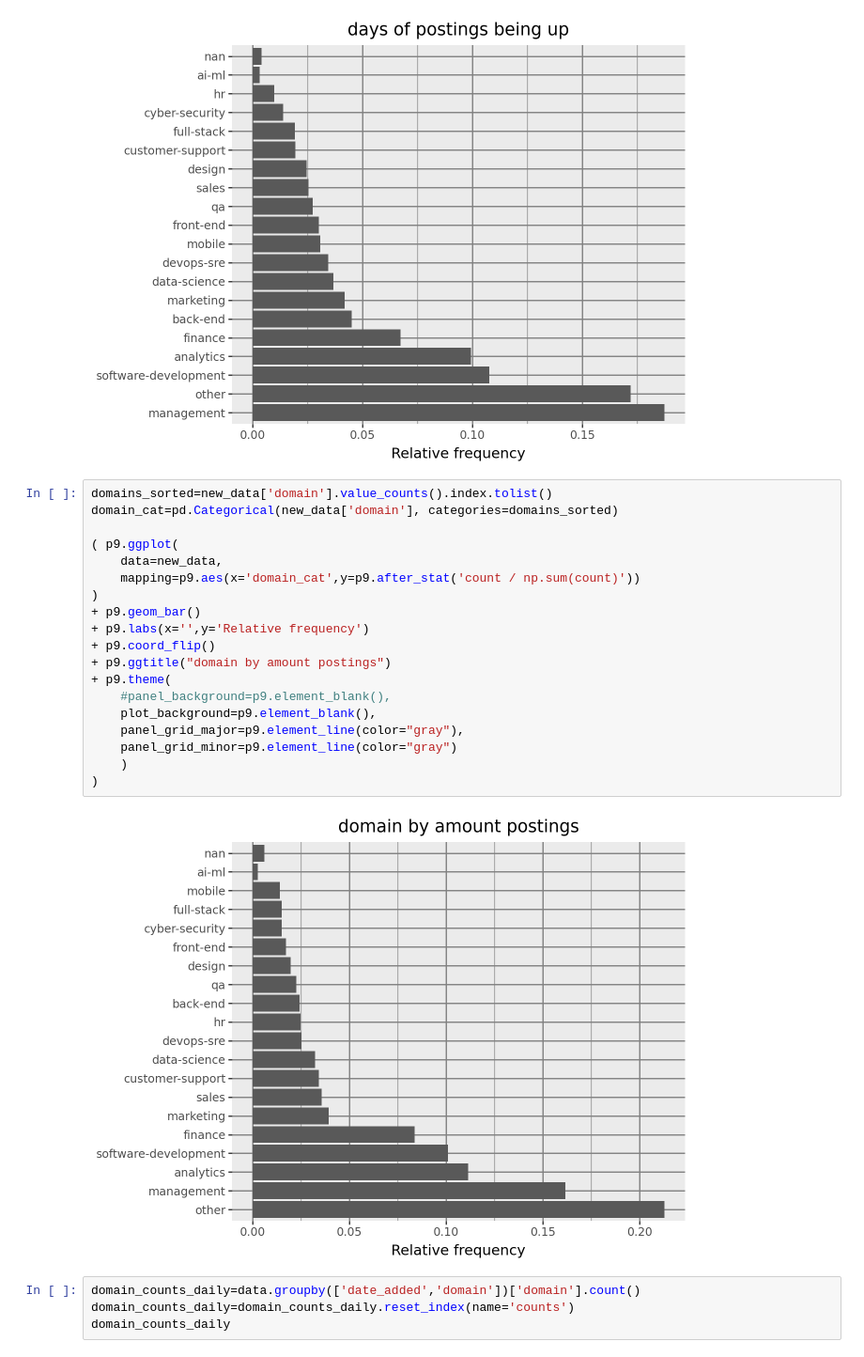
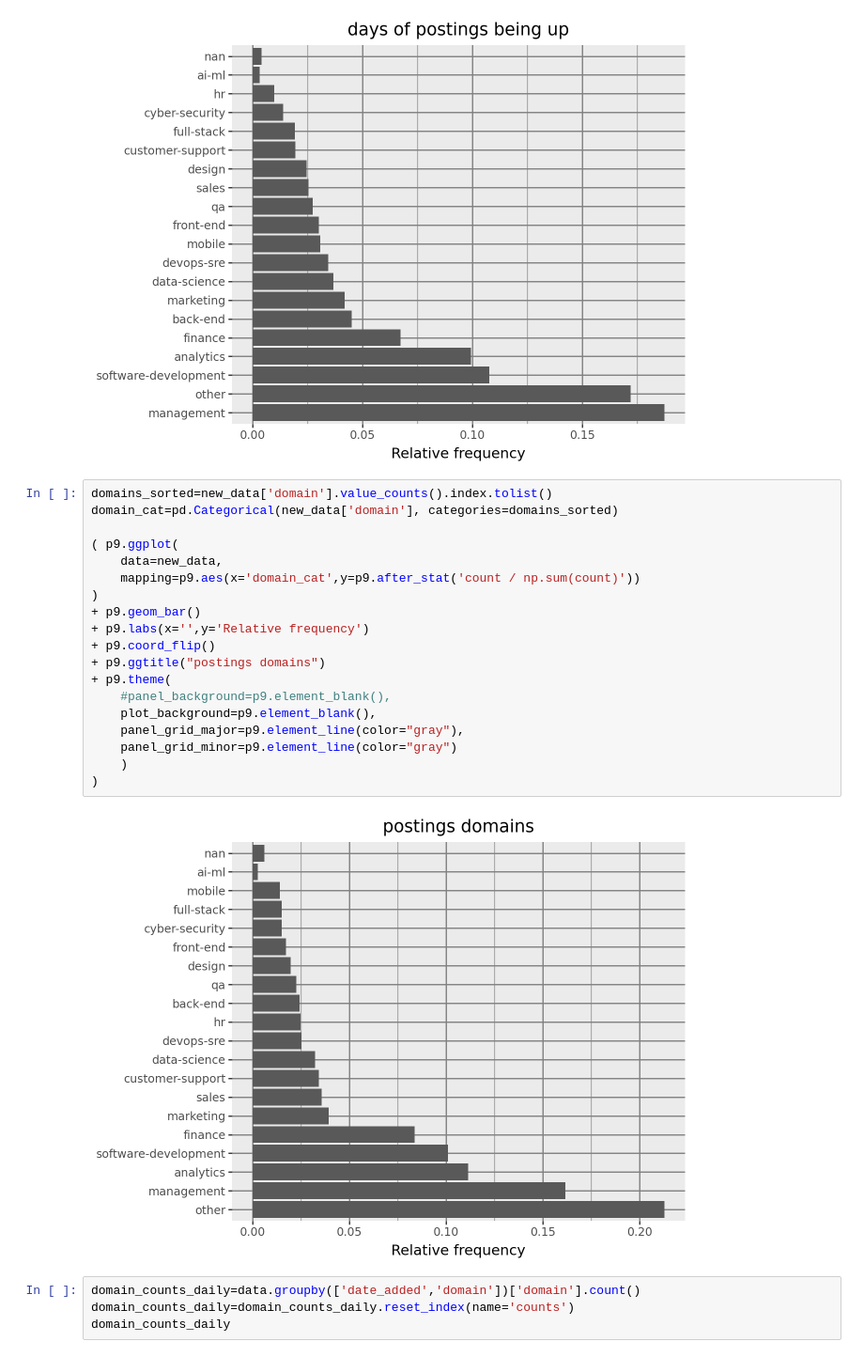
Before and after one commit to m2ger2020/listings, a Jupyter notebook: projekt.ipynb, the cells around one changed output. Shown at 94% size. Drawn from its saved outputs; the diff is of its cells as text.

```diff
--- a/projekt.ipynb
+++ b/projekt.ipynb
@@ -510,24 +510,24 @@ domain_cat=pd.Categorical(data['domain'], categories=domains_sorted)
 # %%
 domains_sorted=new_data['domain'].value_counts().index.tolist()
 domain_cat=pd.Categorical(new_data['domain'], categories=domains_sorted)
 
 ( p9.ggplot(
     data=new_data,
     mapping=p9.aes(x='domain_cat',y=p9.after_stat('count / np.sum(count)'))
 )
 + p9.geom_bar()
 + p9.labs(x='',y='Relative frequency')
 + p9.coord_flip()
-+ p9.ggtitle("domain by amount postings")
++ p9.ggtitle("postings domains")
 + p9.theme(
     #panel_background=p9.element_blank(),
     plot_background=p9.element_blank(),
     panel_grid_major=p9.element_line(color="gray"),
     panel_grid_minor=p9.element_line(color="gray")
     )
 )
 # %% [output]
-[figure, old version]
+[figure, new version]
 # %%
 domain_counts_daily=data.groupby(['date_added','domain'])['domain'].count()
 domain_counts_daily=domain_counts_daily.reset_index(name='counts')
```
Also changed, not shown: parts of 2 cells of this notebook.
